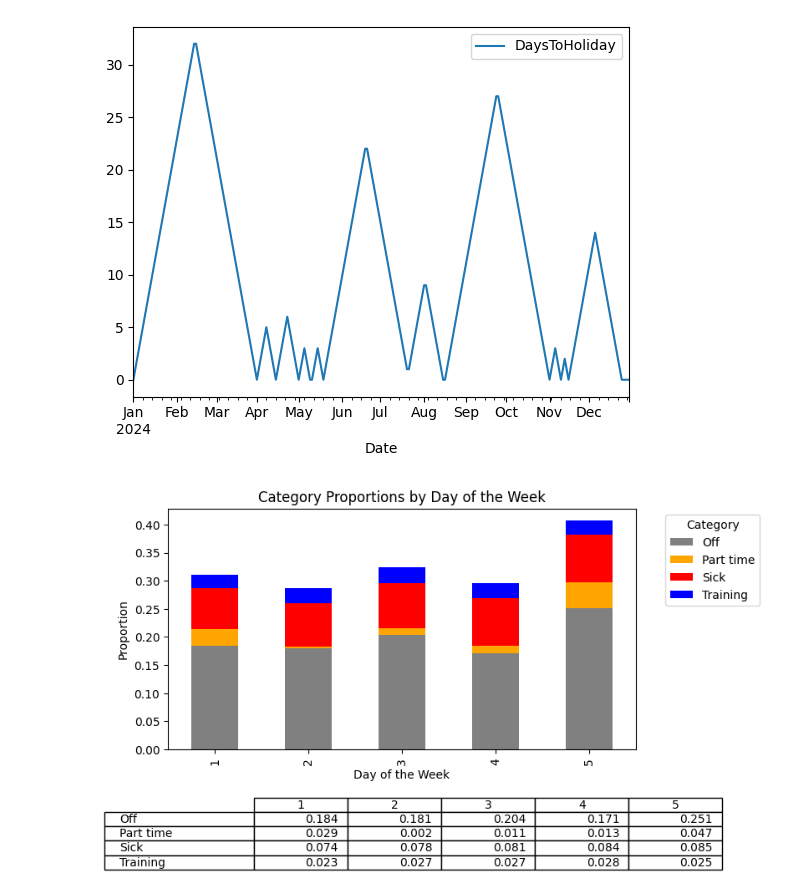
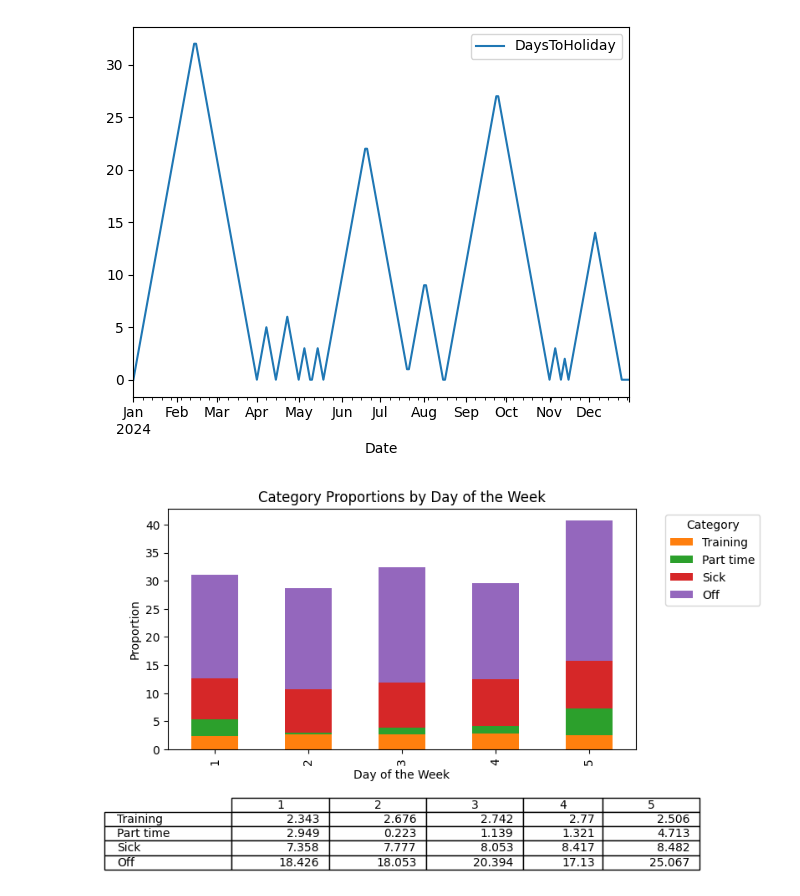
Before and after one commit to Fnor-BE/on-duty-2024, a Jupyter notebook: on-duty.ipynb, the cells around one changed output. Saved outputs shown, nothing was run; the diff lists cells and outputs as text; code cells hidden in the pictures.

```diff
--- a/on-duty.ipynb
+++ b/on-duty.ipynb
@@ -227,0 +345,15 @@ normalized_day_counts
+# %%
+weekly_status = work_days.groupby(['DayOfWeek', 'Status']).size().unstack(fill_value=0)
+normalized_weekly_status = normalize_rows(weekly_status)
+normalized_weekly_status = reorder_statuses(normalized_weekly_status)
+normalized_weekly_status.drop(columns=['Working'], inplace=True)
+
+normalized_weekly_status.plot(kind='bar', stacked=True, color=colors)
+days_of_week = ['Monday', 'Tuesday', 'Wednesday', 'Thursday', 'Friday']
+plt.xticks(
+    ticks = range(len(days_of_week)),
+    labels = days_of_week,
+    rotation = 0,
+)
+plt.xlabel('')
+normalized_weekly_status
@@ -248,32 +408,32 @@ no_weekend.plot(x='Date', y='DaysToHoliday')
 # %%
 # Plotting
 fig, ax = plt.subplots(figsize=(8, 6))
 
 # Bar chart
-normalized_day_counts.plot(kind='bar', stacked=True, ax=ax, color=['grey', 'orange', 'red', 'blue'])
+normalized_weekly_status.plot(kind='bar', stacked=True, ax=ax, color=colors)
 
 # Customize the chart
 ax.set_title('Category Proportions by Day of the Week')
 ax.set_xlabel('Day of the Week')
 ax.set_ylabel('Proportion')
 ax.legend(title='Category', bbox_to_anchor=(1.05, 1), loc='upper left')
 
 # Add a table
-table_data = normalized_day_counts.T.round(3).values  # Transpose and round the data
-table_columns = normalized_day_counts.index          # Get day labels
-table_rows = normalized_day_counts.columns           # Get category labels
+table_data = normalized_weekly_status.T.round(3).values  # Transpose and round the data
+table_columns = normalized_weekly_status.index          # Get day labels
+table_rows = normalized_weekly_status.columns           # Get category labels
 table = plt.table(cellText=table_data, rowLabels=table_rows, colLabels=table_columns,
                   loc='bottom', bbox=[0, -0.5, 1, 0.3])  # Position the table
 
 # Style the table
 table.auto_set_font_size(False)
 table.set_fontsize(10)
 table.auto_set_column_width(col=list(range(len(table_columns))))
 
 # Adjust layout to fit everything
 plt.subplots_adjust(left=0.2, bottom=0.4)
 
 # Show plot
 plt.show()
 # %% [output]
-[figure, old version]
+[figure, new version]
```
Also changed, not shown: parts of 25 cells of this notebook.
